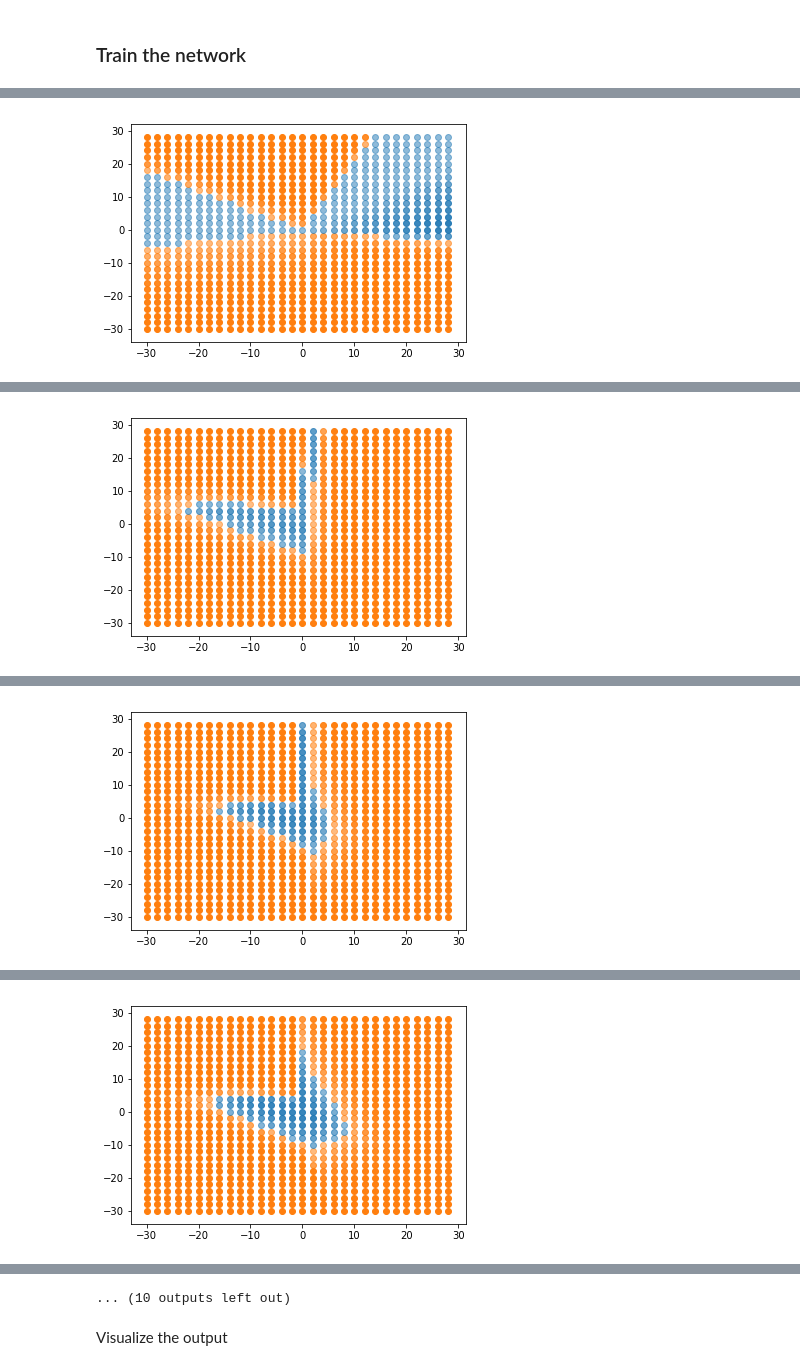
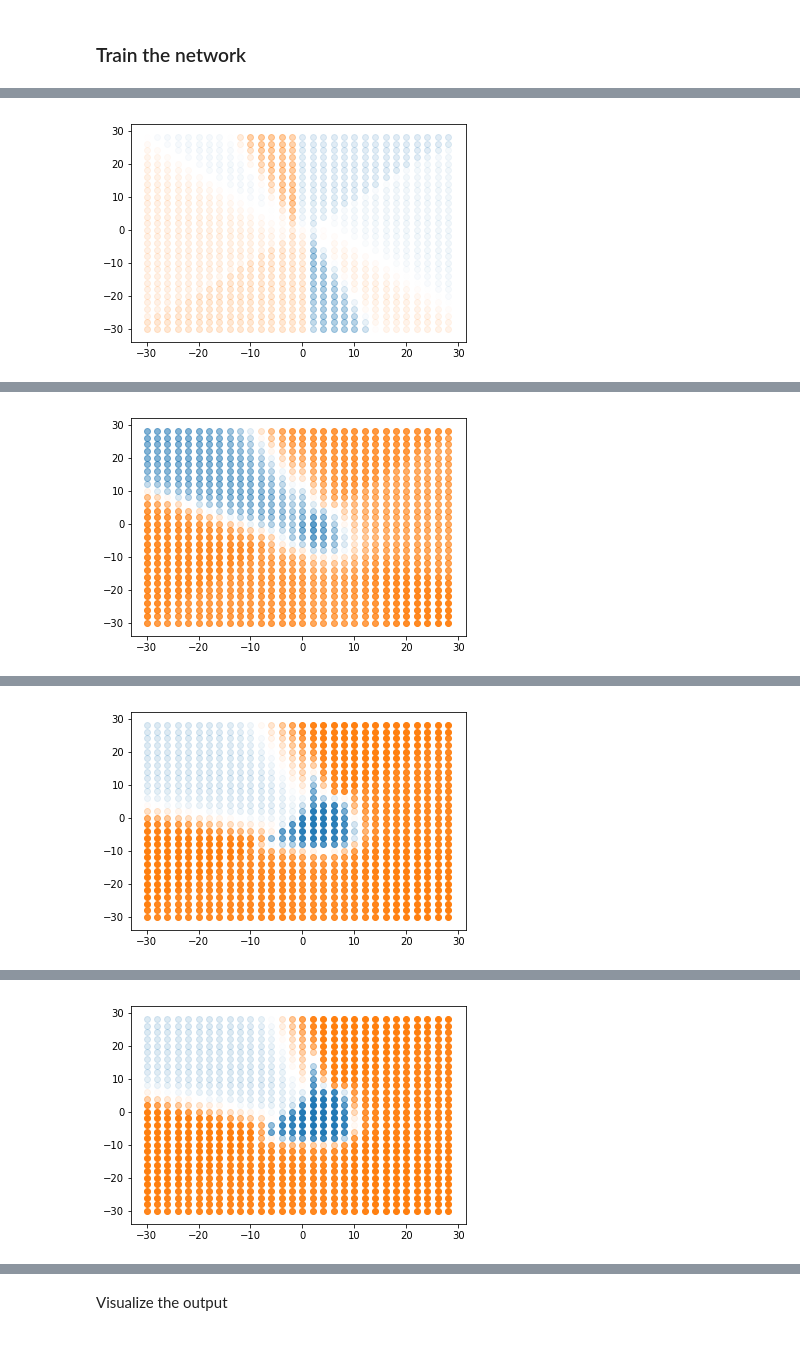
Before and after one commit to hal3e/simple-neural-network-playground, a Jupyter notebook: nn-implementation.ipynb, the cells around one changed output, grey strips where cells are left out. Saved outputs shown, nothing was run; the diff lists cells and outputs as text; code cells hidden in the pictures.

Commit message:
improve NN output visualization and update README

```diff
--- a/nn-implementation.ipynb
+++ b/nn-implementation.ipynb
@@ -37,7 +37,7 @@
 # Training parameters
 epochs = 1000
 batch_size = 30
-learn_rate = 0.005
+learn_rate = 0.01
 
 # NN parameters
 num_hidden_units_1 = 4
@@ -51,8 +51,8 @@ last_loss = None
 plot_output_during_training = True
 
 # Set activation function. Options are: sigmoid, relu, tanh and their derivatives
-activation   = relu
-activation_d = relu_d
+activation   = tanh
+activation_d = tanh_d
 # %%
 # Weights and biases
 w_hidden_1 = np.random.normal(0, 1 / (num_features**0.5), (num_features, num_hidden_units_1))
@@ -97,7 +97,7 @@ for e in range(epochs + 1):
         b_hidden_1   += (learn_rate / batch_size) * hidden_in_error.sum(axis=0)
 
     # Mean square error loss calculated on the training set
-    if e % (epochs / 10) == 0:
+    if e % (epochs / 4) == 0:
         hidden_output_1 = activation(np.dot(X_test, w_hidden_1) + b_hidden_1)
         hidden_output_2 = activation(np.dot(hidden_output_1, w_hidden_2) + b_hidden_2)
         nn_output       = softmax(np.dot(hidden_output_2, w_out_hidden) + b_out_hidden)
@@ -123,10 +123,11 @@ for e in range(epochs + 1):
             # Plot the network output
             for x, nout in zip(X_2_plot,nn_output):
                 c = '#1f77b4'
-                alpha_ = nout[0]
+                alpha_ = (nout[0] - 0.5) * 2
                 if nout[1] > 0.5:
                     c = '#ff7f0e'
-                    alpha_ = nout[1]
+                    alpha_ = (nout[1] - 0.5) * 2
+                    # print(alpha_)
                 plt.scatter(x[0], x[1], color = c, alpha = alpha_)
 
             plt.show()
@@ -136 +137 @@ Prediction accuracy: 56.00000000000001 %
-[figure, old version]
+[figure, new version]
@@ -139 +140 @@ Prediction accuracy: 78.0 %
-[figure, old version]
+[figure, new version]
@@ -142 +143 @@ Prediction accuracy: 88.0 %
-[figure, old version]
+[figure, new version]
@@ -145 +146 @@ Prediction accuracy: 88.0 %
-[figure, old version]
+[figure, new version]
@@ -152,4 +150,3 @@ Prediction accuracy: 90.0 %
-... (10 outputs left out)
 # %% [markdown]
 Visualize the output
 # %%
```
Also changed, not shown: parts of 4 cells of this notebook, 8 other files.
